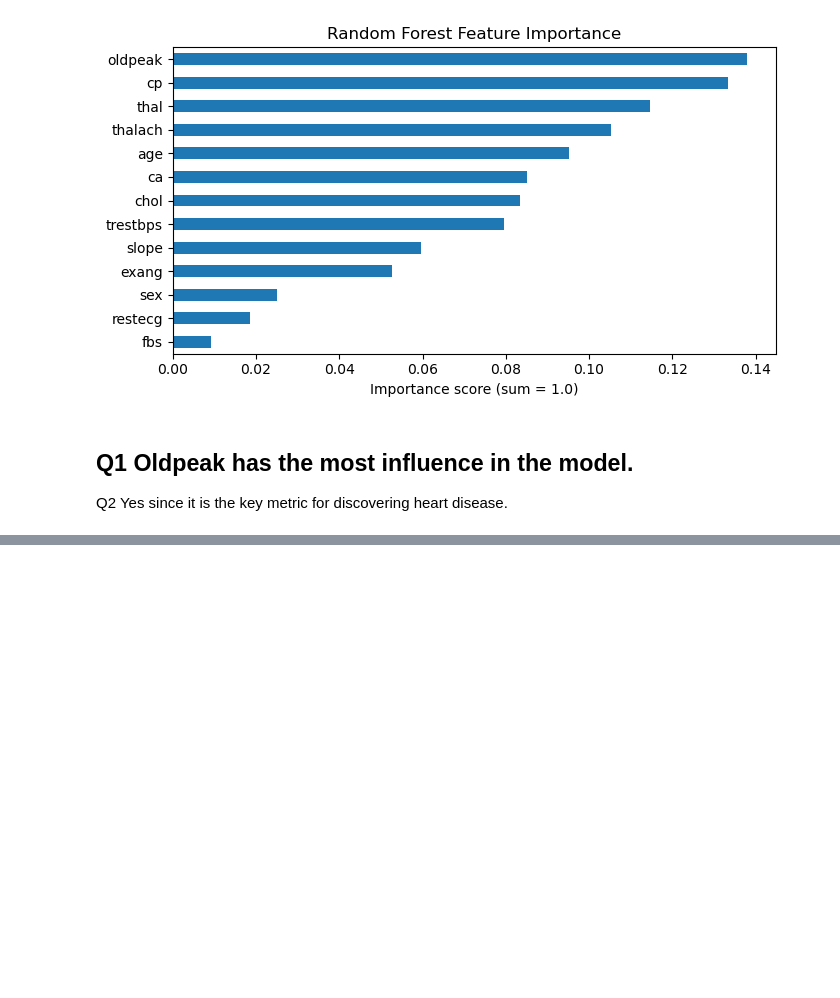
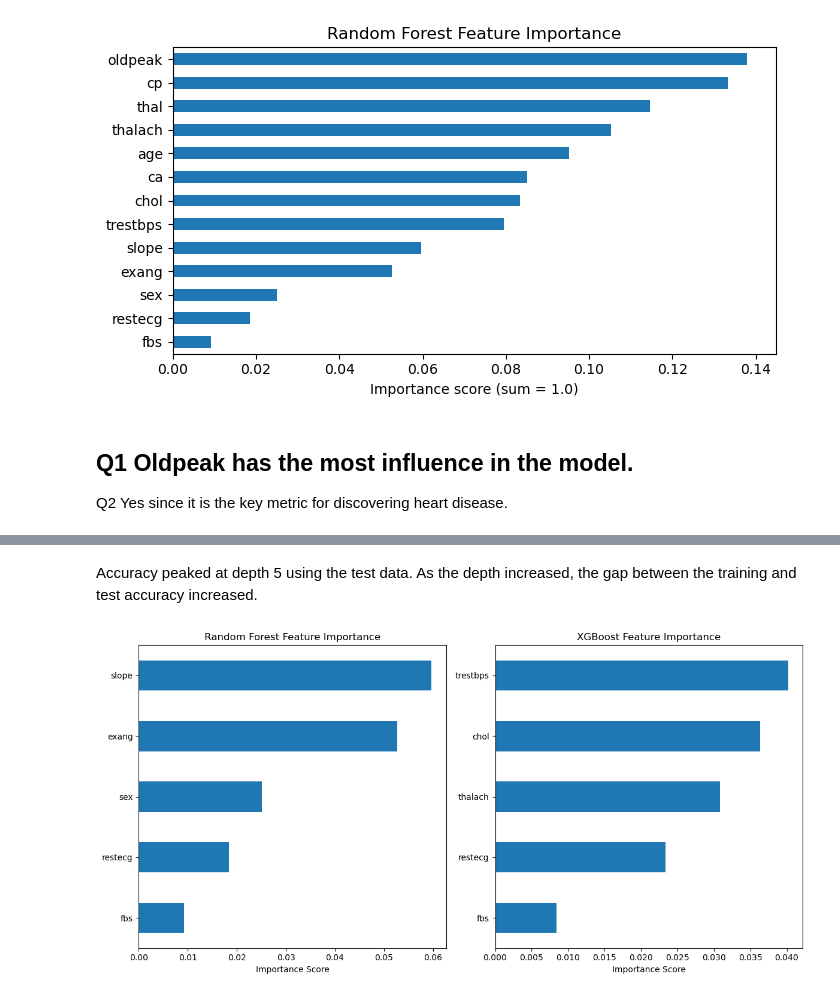
Before and after one commit to kurathemonster/ensemble_models, a Jupyter notebook: ensemble.ipynb, the cells around one changed output, grey strips where cells are left out. Cells and saved outputs as stored; diff of their text form; code cells hidden in the pictures; blank space fills up the shorter version.

Commit message:
finish advanced and extra credit

```diff
--- a/ensemble.ipynb
+++ b/ensemble.ipynb
@@ -149,0 +199,29 @@ plt.show()
+# %% [markdown]
+Accuracy peaked at depth 5 using the test data. As the depth increased, the gap between the training and test accuracy increased.
+# %%
+# Extra Credit
+
+rf_importance = pd.Series(
+    rf.feature_importances_,
+    index=features
+).sort_values().head(5)
+
+plt.subplot(1, 2, 1)
+rf_importance.plot(kind="barh", figsize=(12, 6))
+plt.xlabel('Importance Score')
+plt.title('Random Forest Feature Importance')
+
+xg_importance = pd.Series(
+    xgb.feature_importances_,
+    index=features
+).sort_values().head(5)
+
+plt.subplot(1, 2, 2)
+xg_importance.plot(kind="barh")
+
+plt.title("XGBoost Feature Importance")
+plt.xlabel("Importance Score")
+plt.tight_layout()
+plt.show()
+# %% [output]
+[figure, added]
```
Also changed, not shown: parts of 4 cells of this notebook.
